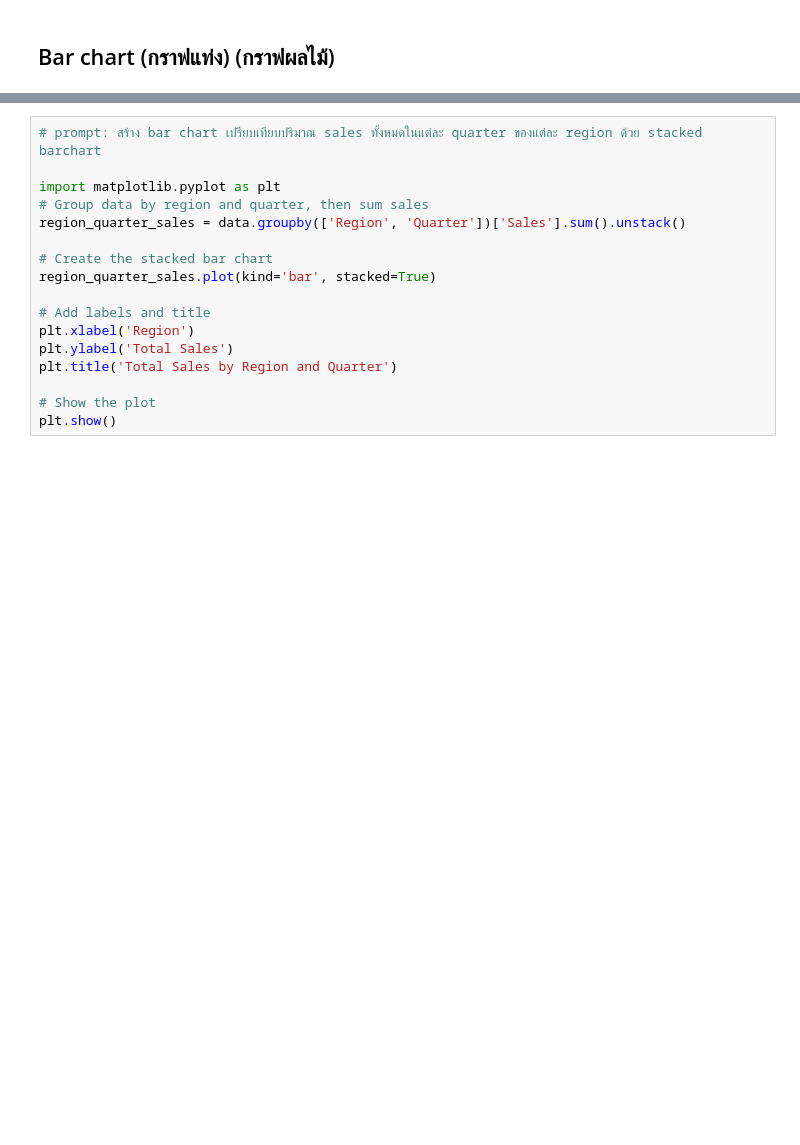
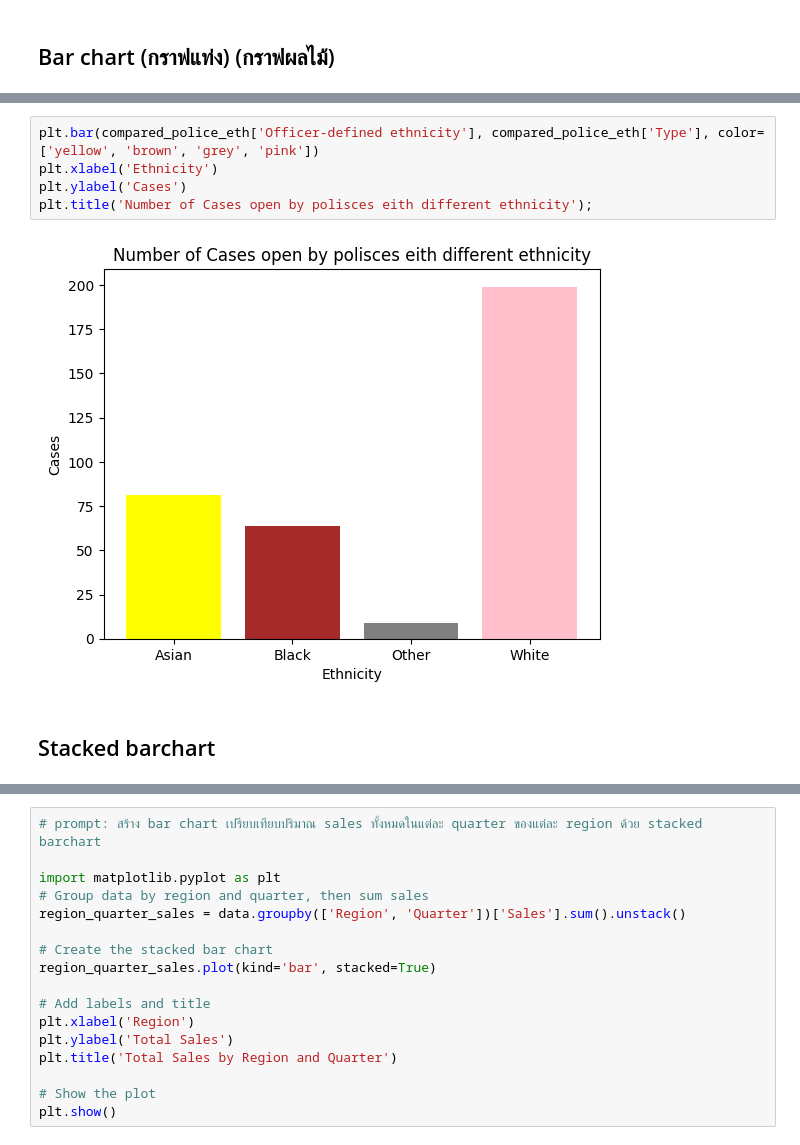
Before and after one commit to jangInw007/dataviz2025, a Jupyter notebook: Visualize_Data_Comparison_2025.ipynb, the cells around one changed output, grey strips where cells are left out. Drawn from its saved outputs; the diff is of its cells as text; blank space fills up the shorter version.

Commit message:
Stacked Barchart

```diff
--- a/Visualize_Data_Comparison_2025.ipynb
+++ b/Visualize_Data_Comparison_2025.ipynb
@@ -138,0 +52,9 @@ dtype: int64
+# %%
+plt.bar(compared_police_eth['Officer-defined ethnicity'], compared_police_eth['Type'], color=['yellow', 'brown', 'grey', 'pink'])
+plt.xlabel('Ethnicity')
+plt.ylabel('Cases')
+plt.title('Number of Cases open by polisces eith different ethnicity');
+# %% [output]
+[figure, added]
+# %% [markdown]
+## Stacked barchart
```
Also changed, not shown: parts of 21 cells of this notebook.
